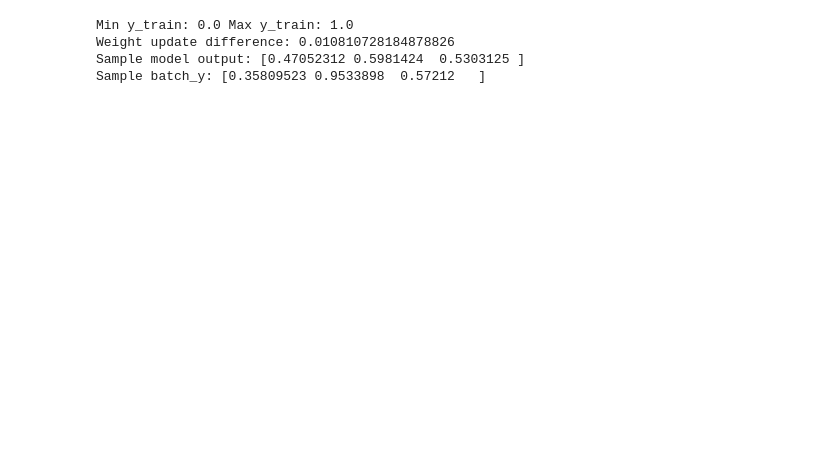
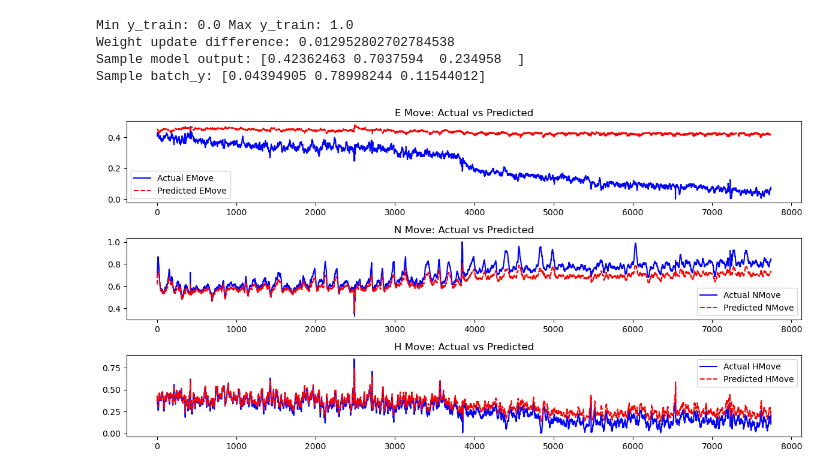
Before and after one commit to andrew76214/Slope-Detection-Taiwan, a Jupyter notebook: DL_lulu.ipynb, the cells around one changed output. Saved outputs shown, nothing was run; the diff lists cells and outputs as text; code cells hidden in the pictures; blank space fills up the shorter version.

```diff
--- a/DL_lulu.ipynb
+++ b/DL_lulu.ipynb
@@ -10,7 +10,7 @@ from torch.utils.data import DataLoader, TensorDataset
 from datetime import timedelta
 # %%
 # Load and preprocess data
-data = pd.read_csv('Data/Taipei/h23-g1.csv', sep=';', parse_dates=['date_time'])
+data = pd.read_csv('Data/Taipei/h23-g2.csv', sep=';', parse_dates=['date_time'])
 data.set_index('date_time', inplace=True)
 
 # Skip first day
@@ -95,7 +95,9 @@ predicted_values = []
 best_val_loss = float('inf')  # Track the best validation loss
 best_model_state = None        # Save best model parameters
 rollback_patience = 2  # Allow 2 epochs of worse validation loss before rollback
-rollback_counter = 0
+rollback_counter = 0 # Track consecutive bad epochs
+rollback_limit = 3  # Stop if rollback happens 3 times
+rollback_attempt_counter = 0  # Track consecutive rollback attempts
 
 # Training loop
 epochs = 15
@@ -184,14 +186,25 @@ for epoch in range(epochs):
         best_val_loss = val_loss
         best_model_state = model.state_dict()
         rollback_counter = 0  # Reset counter if validation improves
+        rollback_attempt_counter = 0  # Reset rollback attempt counter
     else:
         rollback_counter += 1
+
+        # Early stopping condition
+        if rollback_attempt_counter > rollback_limit:
+            print(f"Early stopping triggered after {rollback_attempt_counter + 1} rollback!")
+            model.load_state_dict(best_model_state)  # Revert to best model
+            break
+
+        # Roll back condition
         if rollback_counter >= rollback_patience:
+            rollback_attempt_counter += 1
             print(f"Rolling back to best model after {rollback_patience} bad epochs. Rolling back & reducing learning rate...")
             model.load_state_dict(best_model_state)  # Revert to best model
             for param_group in optimizer.param_groups:
                 param_group['lr'] *= 0.5  # Reduce learning rate by half
             rollback_counter = 0  # Reset counter if validation improves
+
 
 # Final evaluation on the test set
 model.eval()
@@ -240,7 +253,7 @@ predictions_df['Total_Move'] = total_move_future
 predictions_df['date_time'] = predicted_timestamps
 
 # Print or save predictions
-print("Future predictions:")
+print("\n Future predictions:")
 print(predictions_df)
 # %% [output]
 Epoch 1:
@@ -275,6 +288,34 @@ print("Sample model output:", output[0].detach().numpy())
 print("Sample batch_y:", batch_y[0].detach().numpy())
 # %% [output]
 Min y_train: 0.0 Max y_train: 1.0
-Weight update difference: 0.010810728184878826
-Sample model output: [0.47052312 0.5981424  0.5303125 ]
-Sample batch_y: [0.35809523 0.9533898  0.57212   ]
+Weight update difference: 0.012952802702784538
+Sample model output: [0.42362463 0.7037594  0.234958  ]
+Sample batch_y: [0.04394905 0.78998244 0.11544012]
+# %%
+import matplotlib.pyplot as plt
+
+# Plot predictions vs actual values for  each movement component
+plt.figure(figsize=(12, 6))
+
+plt.subplot(3, 1, 1)
+plt.plot(y_test_trues[:, 0], label="Actual EMove", color='blue')
+plt.plot(y_test_preds[:, 0], label="Predicted EMove", color='red', linestyle='dashed')
+plt.title("E Move: Actual vs Predicted")
+plt.legend()
+
+plt.subplot(3, 1, 2)
+plt.plot(y_test_trues[:, 1], label="Actual NMove", color='blue')
+plt.plot(y_test_preds[:, 1], label="Predicted NMove", color='red', linestyle='dashed')
+plt.title("N Move: Actual vs Predicted")
+plt.legend()
+
+plt.subplot(3, 1, 3)
+plt.plot(y_test_trues[:, 2], label="Actual HMove", color='blue')
+plt.plot(y_test_preds[:, 2], label="Predicted HMove", color='red', linestyle='dashed')
+plt.title("H Move: Actual vs Predicted")
+plt.legend()
+
+plt.tight_layout()
+plt.show()
+# %% [output]
+[figure, added]
```
Also changed, not shown: parts of 1 cell of this notebook.
